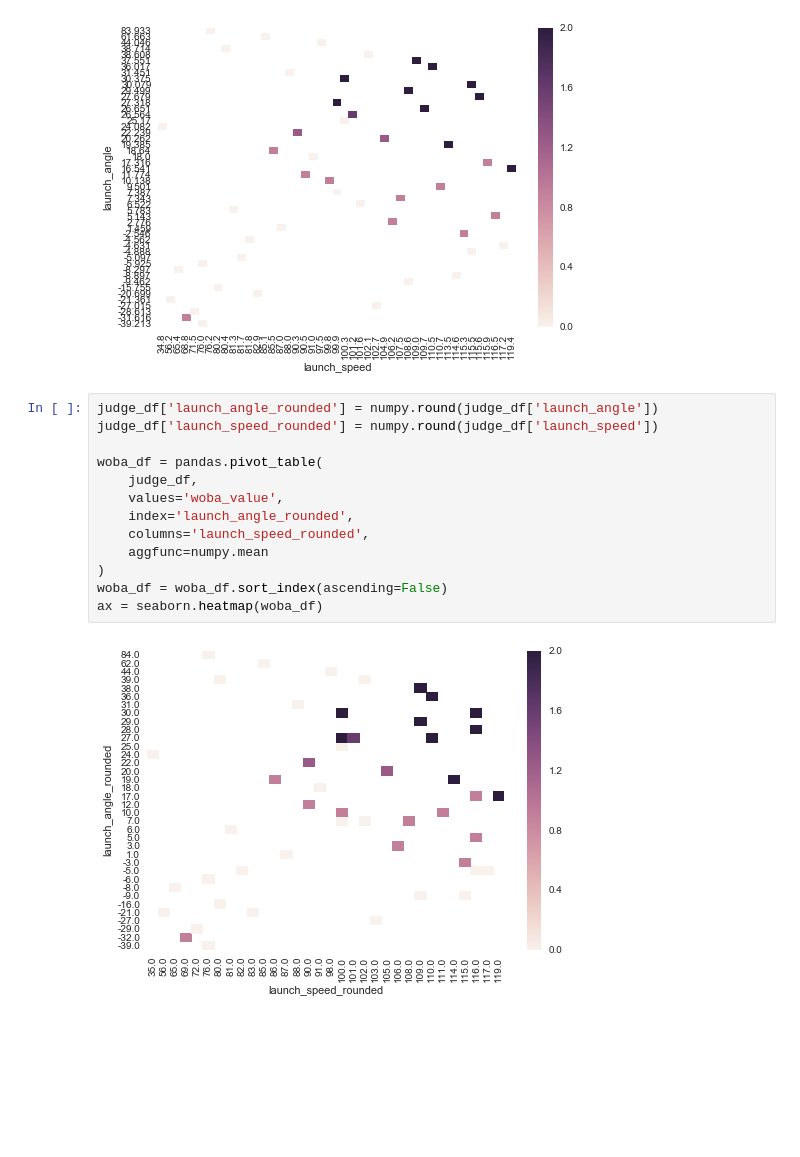
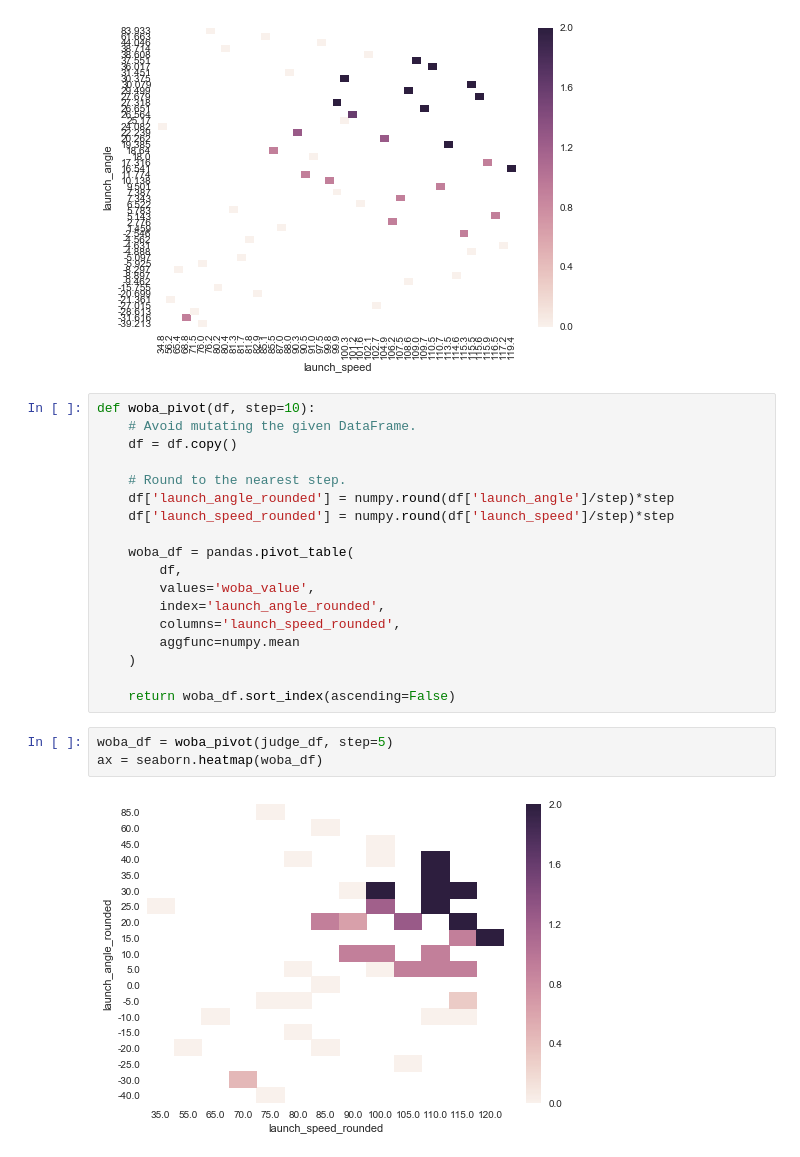
Before and after one commit to rlucioni/statcast, a Jupyter notebook: statcast/statcast.ipynb, the cells around one changed output. Saved outputs shown, nothing was run; the diff lists cells and outputs as text; blank space fills up the shorter version.

```diff
--- a/statcast/statcast.ipynb
+++ b/statcast/statcast.ipynb
@@ -177,18 +177,26 @@ ax = seaborn.heatmap(woba_df)
 # %% [output]
 [figure]
 # %%
-judge_df['launch_angle_rounded'] = numpy.round(judge_df['launch_angle'])
-judge_df['launch_speed_rounded'] = numpy.round(judge_df['launch_speed'])
+def woba_pivot(df, step=10):
+    # Avoid mutating the given DataFrame.
+    df = df.copy()
 
-woba_df = pandas.pivot_table(
-    judge_df,
-    values='woba_value',
-    index='launch_angle_rounded',
-    columns='launch_speed_rounded',
-    aggfunc=numpy.mean
-)
-woba_df = woba_df.sort_index(ascending=False)
-ax = seaborn.heatmap(woba_df)
+    # Round to the nearest step.
+    df['launch_angle_rounded'] = numpy.round(df['launch_angle']/step)*step
+    df['launch_speed_rounded'] = numpy.round(df['launch_speed']/step)*step
+
+    woba_df = pandas.pivot_table(
+        df,
+        values='woba_value',
+        index='launch_angle_rounded',
+        columns='launch_speed_rounded',
+        aggfunc=numpy.mean
+    )
+
+    return woba_df.sort_index(ascending=False)
-# %% [output]
-[figure, removed]
+# %%
+woba_df = woba_pivot(judge_df, step=5)
+ax = seaborn.heatmap(woba_df)
+# %% [output]
+[figure, added]
 # %%
```
Also changed, not shown: parts of 4 cells of this notebook.
